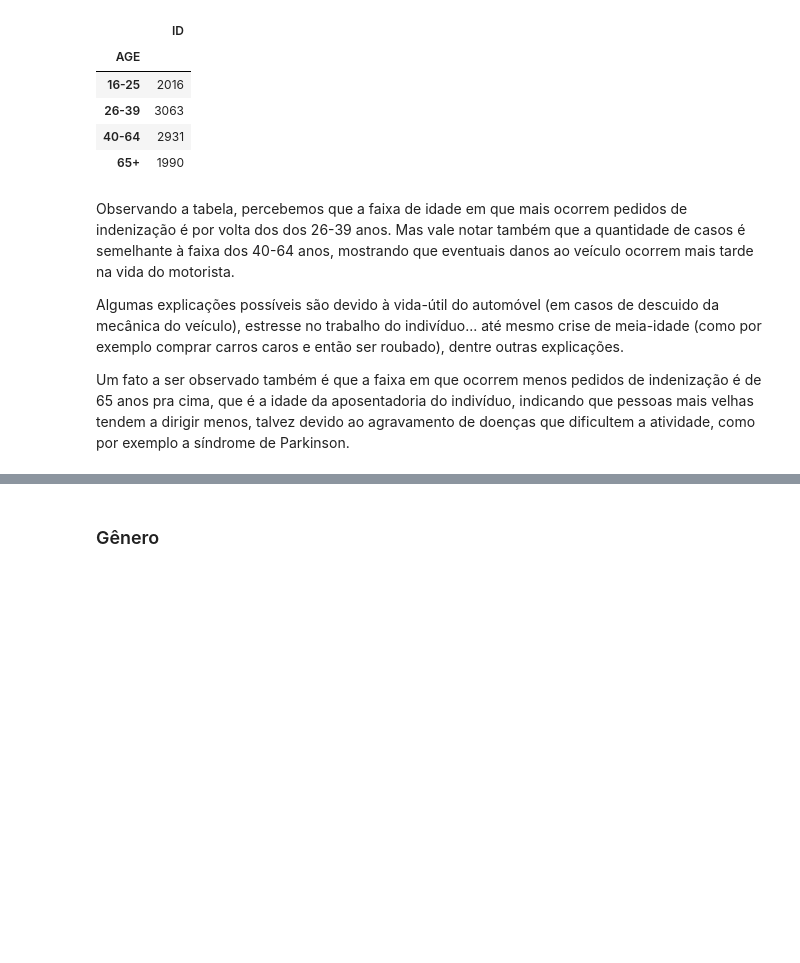
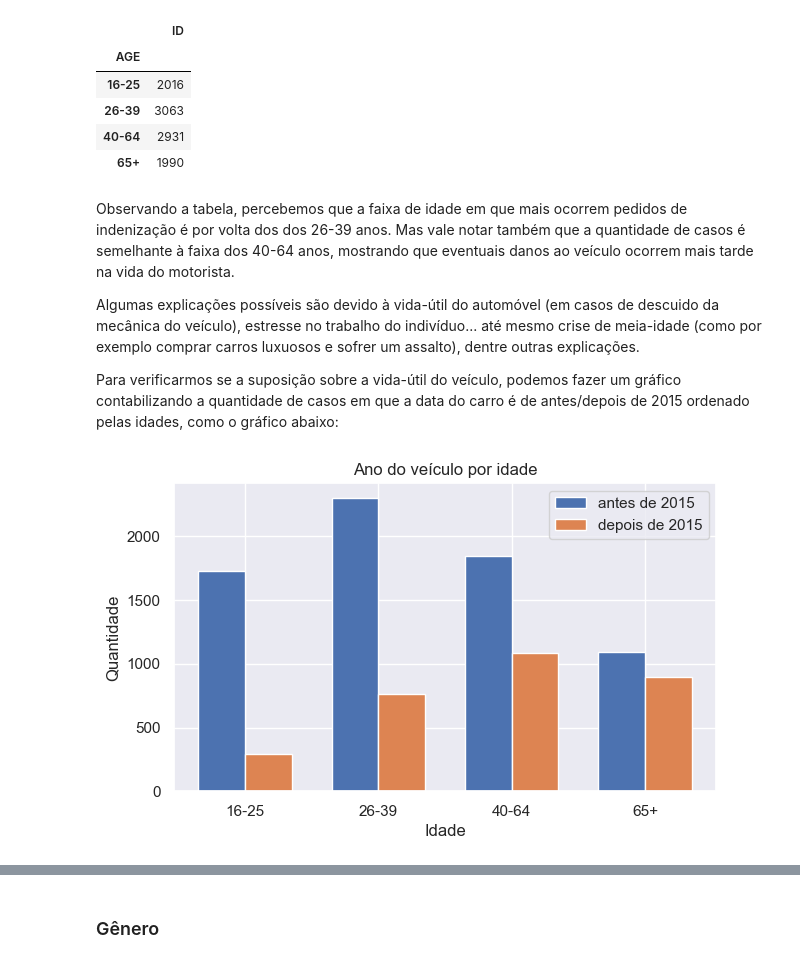
Before and after one commit to AlexsanderBenatti/Turing-case, a Jupyter notebook: Análise I/analise_e_modelos.ipynb, the cells around one changed output, grey strips where cells are left out. Saved outputs shown, nothing was run; the diff lists cells and outputs as text; code cells hidden in the pictures; blank space fills up the shorter version.

```diff
--- a/Análise I/analise_e_modelos.ipynb
+++ b/Análise I/analise_e_modelos.ipynb
@@ -46,6 +52,28 @@ insurance.filter(['AGE', 'ID']).groupby('AGE').count()
 # %% [markdown]
 Observando a tabela, percebemos que a faixa de idade em que mais ocorrem pedidos de indenização é por volta dos dos 26-39 anos. Mas vale notar também que a quantidade de casos é semelhante à faixa dos 40-64 anos, mostrando que eventuais danos ao veículo ocorrem mais tarde na vida do motorista.
 
-Algumas explicações possíveis são devido à vida-útil do automóvel (em casos de descuido da mecânica do veículo), estresse no trabalho do indivíduo... até mesmo crise de meia-idade (como por exemplo comprar carros caros e então ser roubado), dentre outras explicações.
+Algumas explicações possíveis são devido à vida-útil do automóvel (em casos de descuido da mecânica do veículo), estresse no trabalho do indivíduo... até mesmo crise de meia-idade (como por exemplo comprar carros luxuosos e sofrer um assalto), dentre outras explicações.
 
-Um fato a ser observado também é que a faixa em que ocorrem menos pedidos de indenização é de 65 anos pra cima, que é a idade da aposentadoria do indivíduo, indicando que pessoas mais velhas tendem a dirigir menos, talvez devido ao agravamento de doenças que dificultem a atividade, como por exemplo a síndrome de Parkinson.
+Para verificarmos se a suposição sobre a vida-útil do veículo, podemos fazer um gráfico contabilizando a quantidade de casos em que a data do carro é de antes/depois de 2015 ordenado pelas idades, como o gráfico abaixo:
+# %%
+ages = insurance['AGE'].unique() #Recebe todos os tipos de idade
+ages.sort() #Ordena os tipos de idade
+
+before2015 = insurance[insurance['VEHICLE_YEAR'] == "before 2015"].groupby('AGE').count()['ID'] #Conta a quantidade de veículos antes de 2015 por idade
+after2015 = insurance[insurance['VEHICLE_YEAR'] == "after 2015"].groupby('AGE').count()['ID'] #Conta a quantidade de veículos depois de 2015 por idade
+
+values = np.arange(len(ages)) #Cria um array com o tamanho do array de idades
+width = 0.35 #Largura das barras
+
+plt.figure(figsize=(7,4)) #Define o tamanho da figura
+plt.bar(values, before2015, width, label='antes de 2015') #Cria a barra relacionada aos dados de antes de 2015
+plt.bar(values + width, after2015, width, label='depois de 2015') #Cria a barra relacionada aos dados de depois de 2015
+
+plt.title("Ano do veículo por idade") #Define o título do gráfico
+plt.ylabel('Quantidade') #Define o título do eixo y
+plt.xlabel('Idade') #Define o título do eixo x
+plt.xticks(values + width / 2, ages) #Define o posicionamento dos valores do eixo x
+plt.legend() #Adiciona a legenda
+plt.show() #Mostra o gráfico
+# %% [output]
+[figure, added]
```
Also changed, not shown: parts of 146 cells of this notebook, 4 other files.
